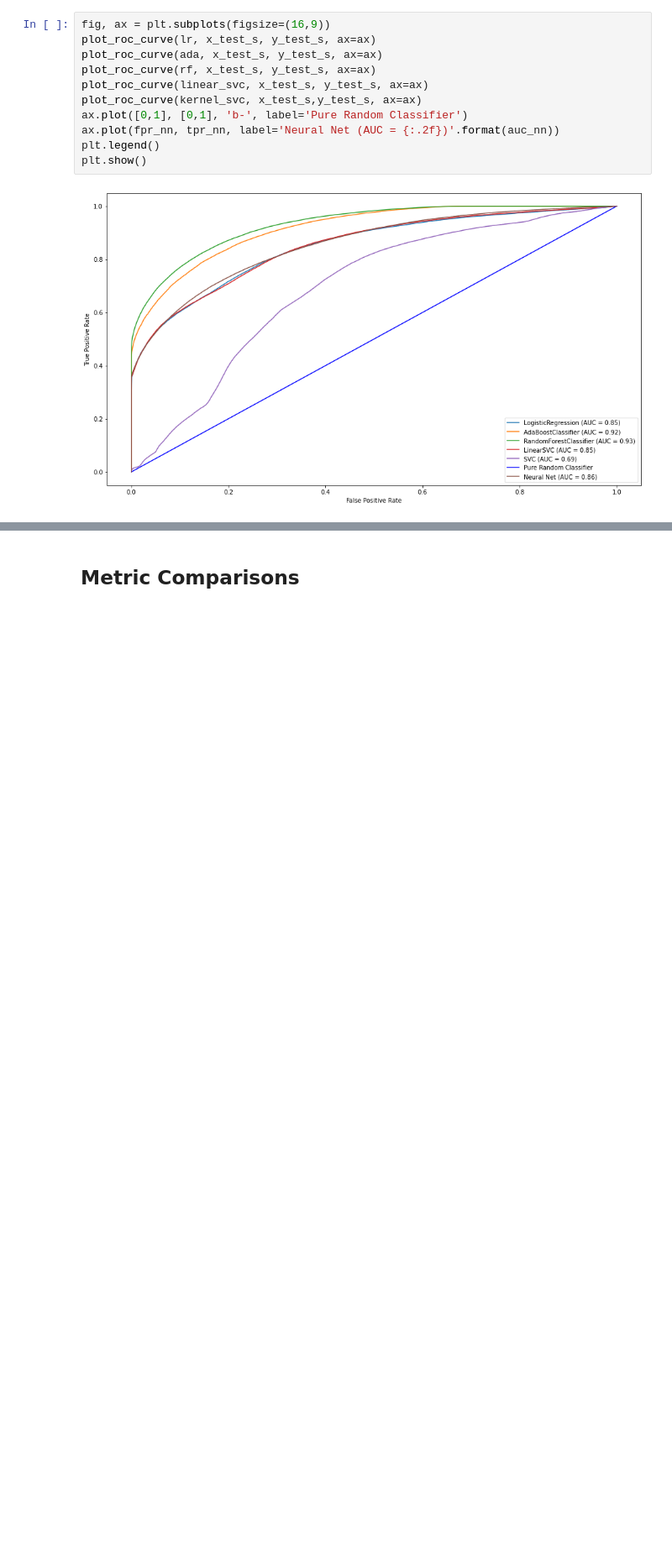
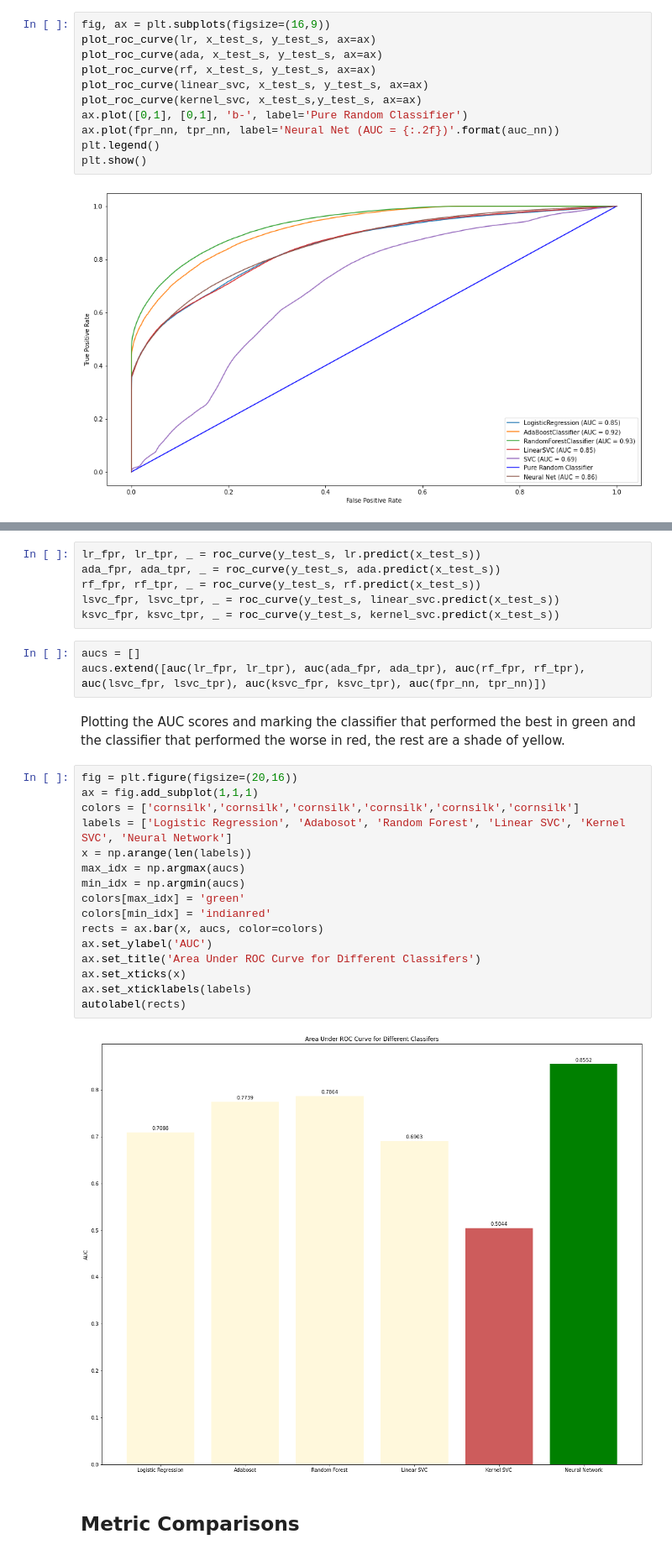
Before and after one commit to gradnerj/cs6600-class-project, a Jupyter notebook: cs5600-final-project.ipynb, the cells around one changed output, grey strips where cells are left out. Shown at 84% size. Cells and saved outputs as stored; diff of their text form; blank space fills up the shorter version.

```diff
--- a/cs5600-final-project.ipynb
+++ b/cs5600-final-project.ipynb
@@ -1938,3 +1954,32 @@ plt.show()
+# %%
+lr_fpr, lr_tpr, _ = roc_curve(y_test_s, lr.predict(x_test_s))
+ada_fpr, ada_tpr, _ = roc_curve(y_test_s, ada.predict(x_test_s))
+rf_fpr, rf_tpr, _ = roc_curve(y_test_s, rf.predict(x_test_s))
+lsvc_fpr, lsvc_tpr, _ = roc_curve(y_test_s, linear_svc.predict(x_test_s))
+ksvc_fpr, ksvc_tpr, _ = roc_curve(y_test_s, kernel_svc.predict(x_test_s))
+# %%
+aucs = []
+aucs.extend([auc(lr_fpr, lr_tpr), auc(ada_fpr, ada_tpr), auc(rf_fpr, rf_tpr), auc(lsvc_fpr, lsvc_tpr), auc(ksvc_fpr, ksvc_tpr), auc(fpr_nn, tpr_nn)])
+# %% [markdown]
+Plotting the AUC scores and marking the classifier that performed the best in green and the classifier that performed the worse in red, the rest are a shade of yellow.
+# %%
+fig = plt.figure(figsize=(20,16))
+ax = fig.add_subplot(1,1,1)
+colors = ['cornsilk','cornsilk','cornsilk','cornsilk','cornsilk','cornsilk']
+labels = ['Logistic Regression', 'Adabosot', 'Random Forest', 'Linear SVC', 'Kernel SVC', 'Neural Network']
+x = np.arange(len(labels))
+max_idx = np.argmax(aucs)
+min_idx = np.argmin(aucs)
+colors[max_idx] = 'green'
+colors[min_idx] = 'indianred'
+rects = ax.bar(x, aucs, color=colors)
+ax.set_ylabel('AUC')
+ax.set_title('Area Under ROC Curve for Different Classifers')
+ax.set_xticks(x)
+ax.set_xticklabels(labels)
+autolabel(rects)
+# %% [output]
+[figure, added]
 # %% [markdown]
 <a id='metricComparisons'></a>
 ## Metric Comparisons
```
Also changed, not shown: parts of 20 cells of this notebook.
